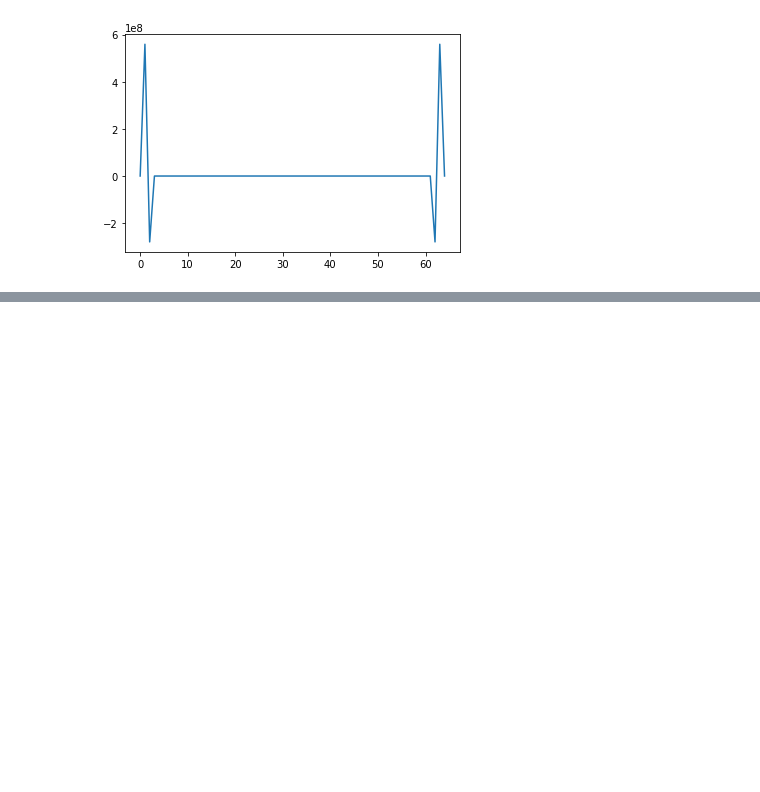
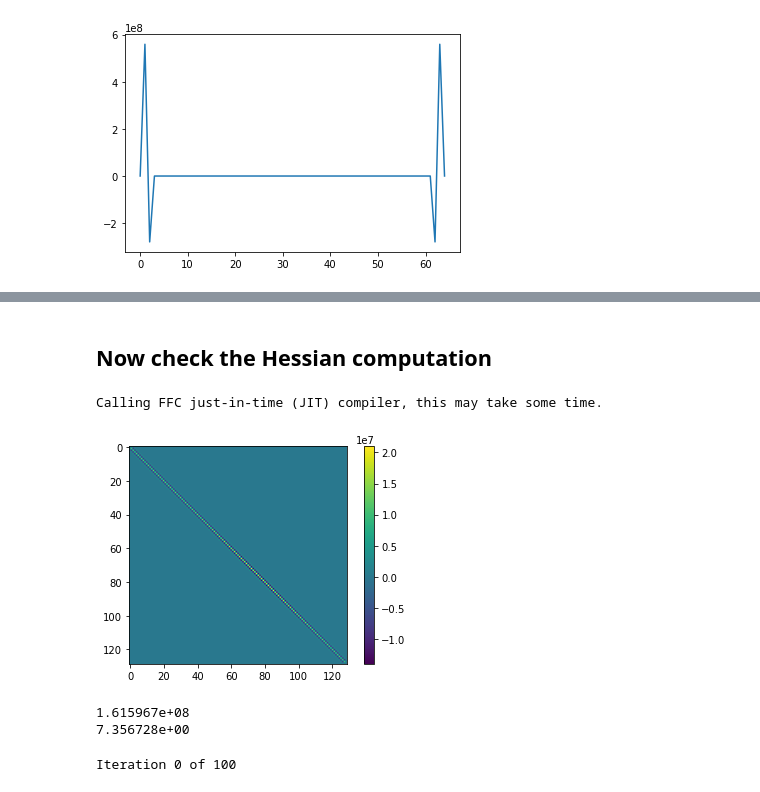
Before and after one commit to connor-duffin/ula-statfem, a Jupyter notebook: docs/methodology-week-workbook.ipynb, the cells around one changed output, grey strips where cells are left out. Cells and saved outputs as stored; diff of their text form; code cells hidden in the pictures; blank space fills up the shorter version.

Commit message:
Hessian computations

```diff
--- a/docs/methodology-week-workbook.ipynb
+++ b/docs/methodology-week-workbook.ipynb
@@ -244,0 +108,23 @@ plt.show()
+# %% [markdown]
+## Now check the Hessian computation
+# %%
+H = pois.compute_hessian_map()
+# %% [output]
+Calling FFC just-in-time (JIT) compiler, this may take some time.
+# %%
+plt.imshow(H)
+plt.colorbar()
+plt.show()
+# %% [output]
+[figure, added]
+# %%
+pois.setup_pc()
+M_sqrt_H = pois.M_inv_chol.solve_L(H.T, use_LDLt_decomposition=False)
+H_pc = pois.M_inv_chol.solve_L(M_sqrt_H.T, use_LDLt_decomposition=False)
+
+# compute the 'inner' condition number
+print(f"{np.linalg.cond(H[1:-2, 1:-2]):.6e}")
+print(f"{np.linalg.cond(H_pc[1:-2, 1:-2]):.6e}")
+# %% [output]
+1.615967e+08
+7.356728e+00
@@ -244,0 +144,13 @@ plt.show()
+# %%
+for i in range(n_sample):
+    if pois.u_curr.max() >= 1e6:
+        print(f"\nULA diverged at iteration {i} --- exiting")
+        break
+
+    if i % 100 == 0:
+        print(f"\rIteration {i} of {n_sample}", end="")
+
+    pois.ula_step(eta)
+    u_samples[:, i] = pois.u_curr
+# %% [output]
+Iteration 0 of 100
```
Also changed, not shown: parts of 23 cells of this notebook, 2 other files.
